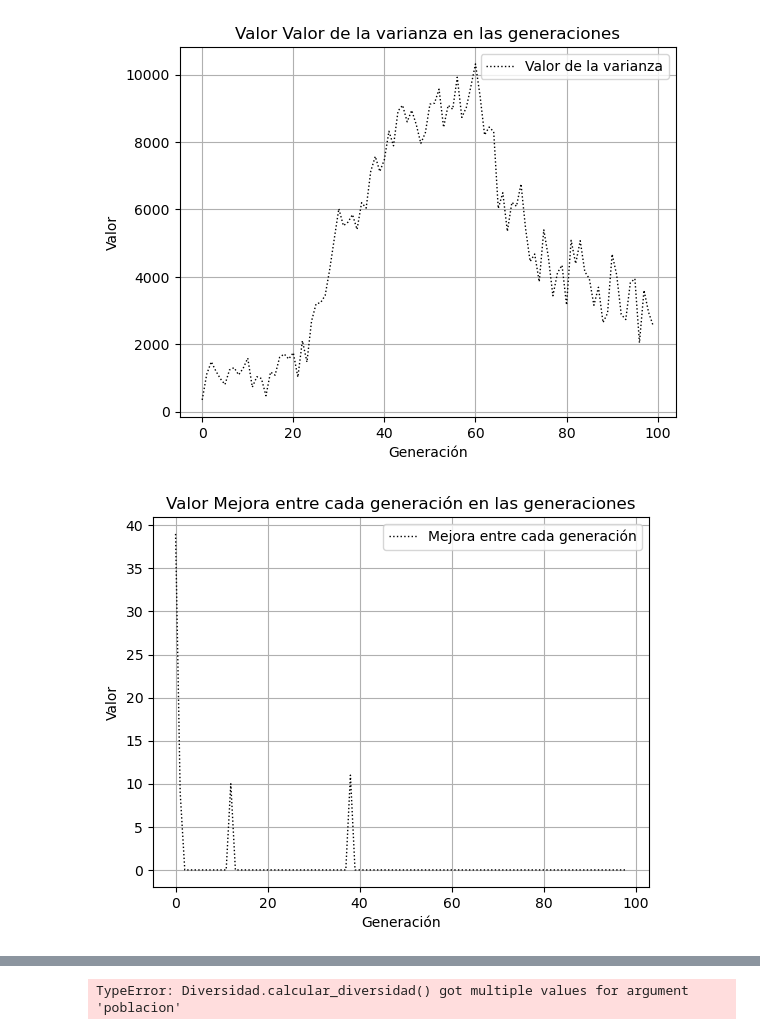
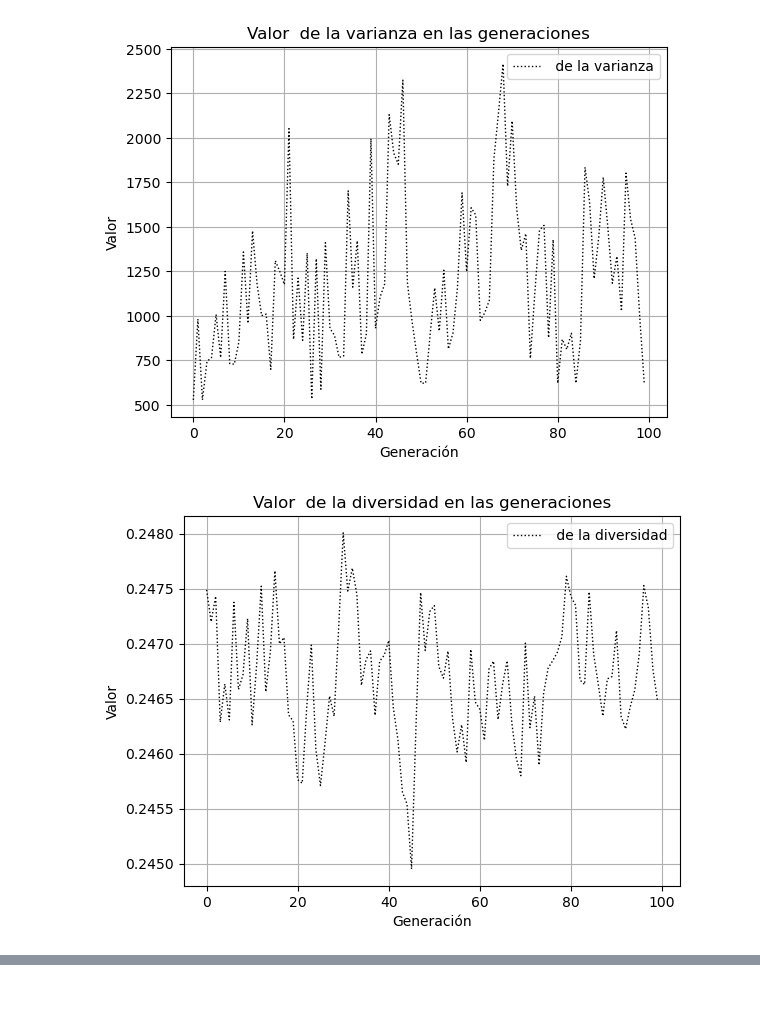
Before and after one commit to octaviioViego/computo_evolutivo_proyectos, a Jupyter notebook: practicas/practica_1/algoritmo_genetico/main.ipynb, the cells around one changed output, grey strips where cells are left out. Drawn from its saved outputs; the diff is of its cells as text; code cells hidden in the pictures; blank space fills up the shorter version.

```diff
--- a/practicas/practica_1/algoritmo_genetico/main.ipynb
+++ b/practicas/practica_1/algoritmo_genetico/main.ipynb
@@ -9,6 +9,8 @@ import numpy.typing as npt
 from mutacion import Mutacion, Seleccion_aleatoria, Tasa_mutacion
 from cruze import Cruce_cargas, Cruce_uniforme, Cruce_un_punto, Cruce_dos_punto
 from contenedor import Contenedor
+from diversidad import Diversidad
+
 
 # Configuración
 tamano_poblacion: int = 100
@@ -20,6 +22,7 @@ valor_maximo_generacion: list[int] = []
 valor_promedio_generacion: list[float] = []
 valor_desviacion_std_generacion: list[float] = []
 valor_varianza_generacion: list[float] = []
+valor_diversidad_generacion: list[float] = []
 
 # Inicialización
 carga = Carga()
@@ -36,6 +39,7 @@ for carga in cargas:
 
 supervivencia: Supervivencia = Con_elitismo()
 fitness: Fitness
+diversidad: Diversidad = Diversidad()
 poblacion: list[Contenedor] = []
 
 # Opciones de calculo del fitnes para la penalización.
@@ -90,7 +94,7 @@ for generacion in range(max_generaciones):
     valor_promedio: float = (np.mean(aptitudes))
     valor_desviacion_std: float = (np.std(aptitudes))
     valor_varianza: float = (np.var(aptitudes))
-
+    valor_divercidad:float = diversidad.calcular_diversidad(poblacion=poblacion)
 
     nueva_generacion,mejor_generacion_anterior = supervivencia.seleccion_supervivencia( poblacion=poblacion,
                                                                         tamano_poblacion=tamano_poblacion,
@@ -105,6 +109,7 @@ for generacion in range(max_generaciones):
     valor_promedio_generacion.append(valor_promedio)
     valor_desviacion_std_generacion.append(valor_desviacion_std)
     valor_varianza_generacion.append(valor_varianza)
+    valor_diversidad_generacion.append(valor_divercidad)
 
 
     poblacion = nueva_generacion
@@ -116,12 +121,17 @@ grafica_minimo: Grafica = Grafica_lineas()
 grafica_desviacion_std: Grafica = Grafica_lineas()
 grafica_mejora_generacion: Grafica = Grafica_lineas()
 grafica_varianza: Grafica = Grafica_lineas()
+grafica_diversidad: Grafica = Grafica_lineas()
+grafica_diversidad_vs_fitness = Grafica_lineas()
 
 grafica_promedio.generar_grafica(datos=valor_promedio_generacion,etiqueta="Promedio")
 grafica_maximo.generar_grafica(datos=valor_maximo_generacion,etiqueta="Maximo")
 grafica_minimo.generar_grafica(datos=valor_minimo_generacion,etiqueta="Minimo")
 grafica_desviacion_std.generar_grafica(datos=valor_desviacion_std_generacion,etiqueta="Desviación estándar")
-grafica_varianza.generar_grafica(datos=valor_varianza_generacion,etiqueta='Valor de la varianza')
+grafica_varianza.generar_grafica(datos=valor_varianza_generacion,etiqueta=" de la varianza")
+grafica_diversidad.generar_grafica(datos=valor_diversidad_generacion,etiqueta=" de la diversidad")
+grafica_diversidad_vs_fitness.generar_grafica(datos=(valor_diversidad_generacion,valor_maximo_generacion),
+                                              etiqueta="Fitness minimo vs Diversidad")
 
 mejora = np.diff(valor_maximo_generacion)
 grafica_mejora_generacion.generar_grafica(datos=mejora,etiqueta="Mejora entre cada generación")
@@ -133,2 +143,2 @@ grafica_mejora_generacion.generar_grafica(datos=mejora,etiqueta="Mejora entre ca
-[figure, old version]
+[figure, new version]
-[figure, old version]
+[figure, new version]
@@ -135,8 +145,0 @@ grafica_mejora_generacion.generar_grafica(datos=mejora,etiqueta="Mejora entre ca
-# %%
-from diversidad import Diversidad
-
-diversidad: Diversidad = Diversidad()
-cantidad_divercidad:float = diversidad.calcular_diversidad(poblacion=poblacion)
-print(f"Diversidad es {cantidad_divercidad}")
-# %% [output]
-TypeError: Diversidad.calcular_diversidad() got multiple values for argument 'poblacion'
```
Also changed, not shown: parts of 1 cell of this notebook, 3 other files.
